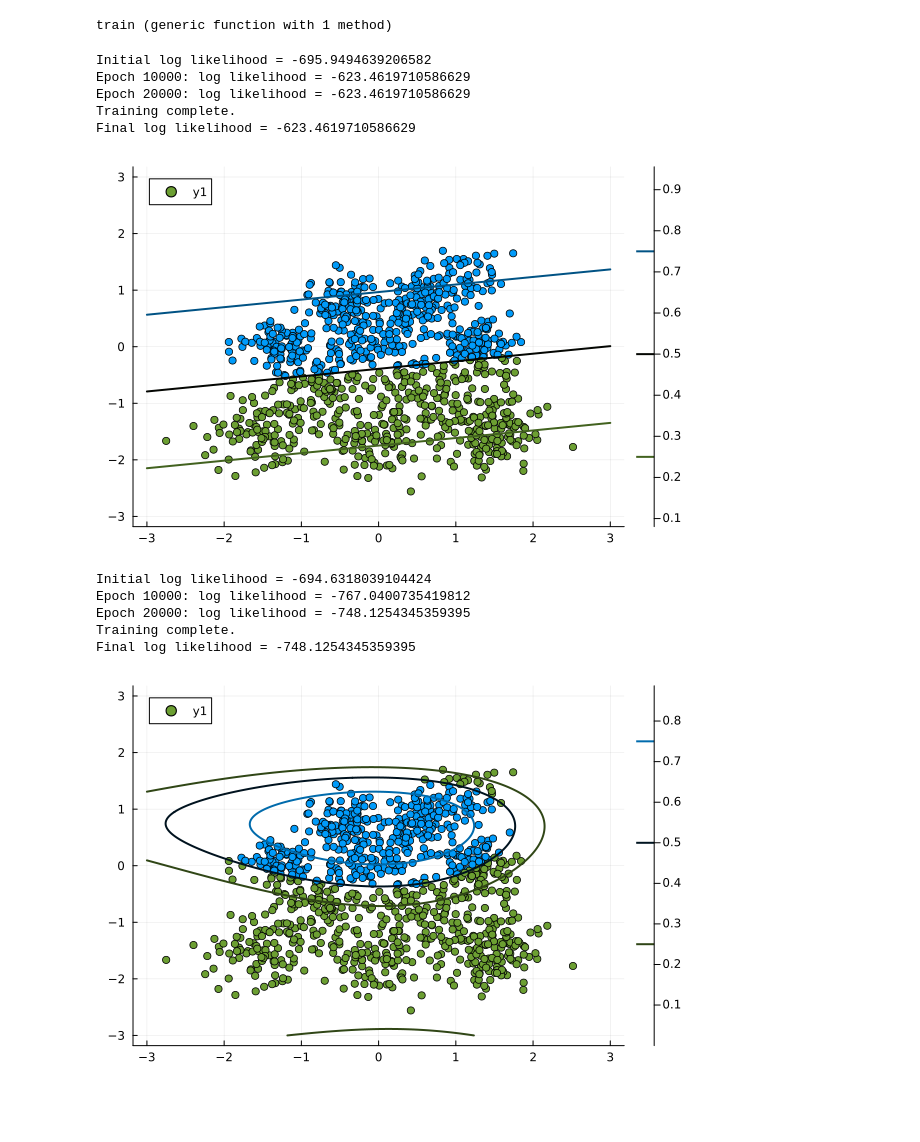
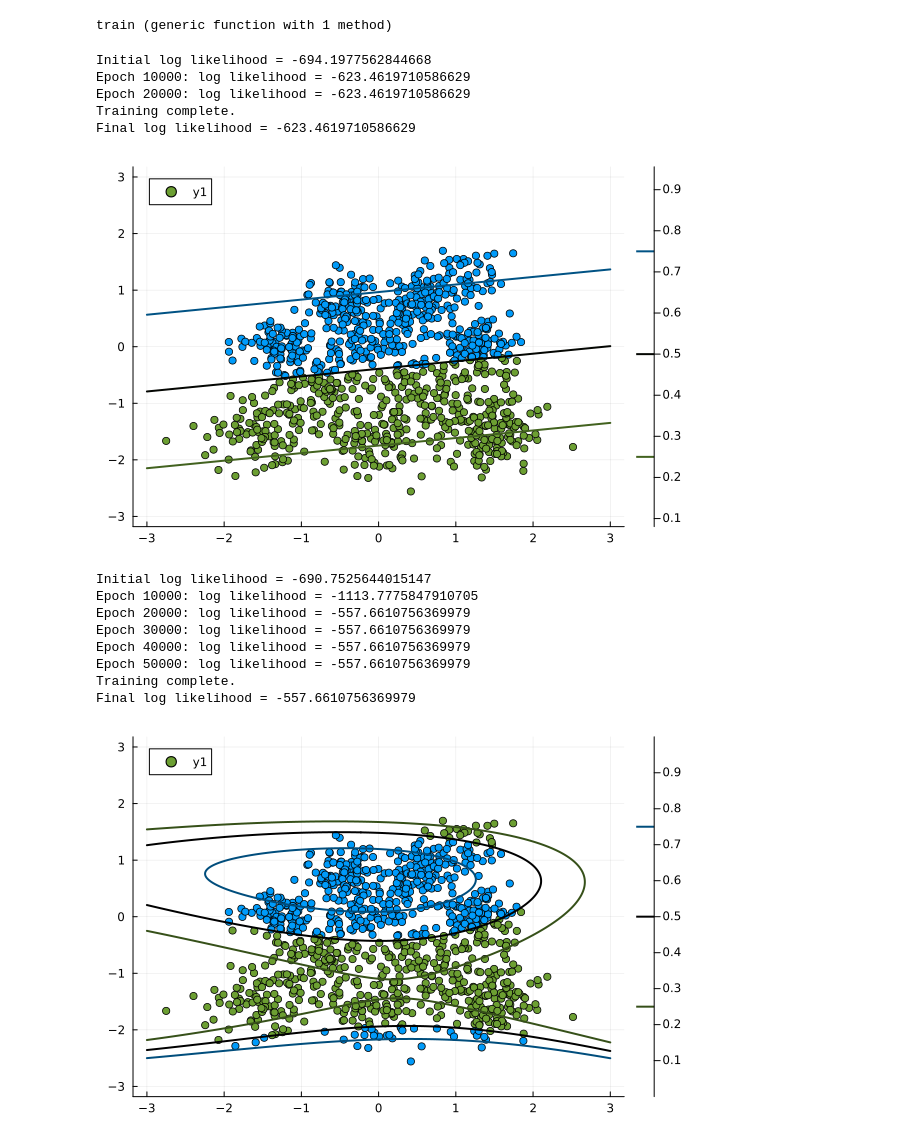
Before and after one commit to ofs416/Bayesian_Julia, a Jupyter notebook: nb.ipynb, the cells around one changed output. Drawn from its saved outputs; the diff is of its cells as text; code cells hidden in the pictures; blank space fills up the shorter version.

Commit message:
progress on basis functions

```diff
--- a/nb.ipynb
+++ b/nb.ipynb
@@ -56,8 +56,8 @@ scatter(X[:, 2], X[:, 3], markercolor=binary_pred)
 # %%
 # Gradient ascent
-function train(Input, labels; lr=0.01, epochs=20_000)
+function train(Input, labels; lr=0.001, epochs=50_000)
     n_features = size(Input, 2)
-    params = randn(n_features, 1) .* 0.01 # Initialize weights
+    params = randn(n_features, 1) .* 0.001 # Initialize weights
     println("Initial log likelihood = $(log_loss(Input, labels, params))")
 
     for i in 1:epochs
@@ -92,27 +92,31 @@ contour!(-3:0.01:3, -3:0.01:3,
         (x, y) -> logistic.([1 x y] * w_opt)[1],
         levels=[0.25,0.5,0.75], c=[0,:black,1], lw=2)
 # %% [output]
-Initial log likelihood = -695.9494639206582
+Initial log likelihood = -694.1977562844668
 Epoch 10000: log likelihood = -623.4619710586629
 Epoch 20000: log likelihood = -623.4619710586629
 Training complete.
 Final log likelihood = -623.4619710586629
 [figure]
 # %%
-X_nl = [X X[:, 2].^2 X[:, 3].^2 X[:, 2].*X[:, 3] X[:, 2].^3 X[:, 3].^3]
+X_nl2 = [X X[:, 2].^2 X[:, 3].^2 X[:, 2].*X[:, 3]]
+X_nl3 = [X_nl2 X[:, 2].^3 X[:, 3].^3]
 
-w_opt_nl = train(X_nl, y)
-predictions = logistic.(X_nl * w_opt_nl)
+w_opt_nl = train(X_nl3, y)
+predictions = logistic.(X_nl3 * w_opt_nl)
 binary_pred = predictions .|> (x -> x < 0.5 ? 0 : 1)
 
 scatter(X[:, 2], X[:, 3], markercolor=binary_pred)
 contour!(-3:0.01:3, -3:0.01:3,
          (x, y) -> logistic.([1 x y x*x y*y x*y x*x*x y*y*y] * w_opt_nl)[1],
          levels=[0.25,0.5,0.75], c=[0,:black,1], lw=2)
 # %% [output]
-Initial log likelihood = -694.6318039104424
-Epoch 10000: log likelihood = -767.0400735419812
-Epoch 20000: log likelihood = -748.1254345359395
+Initial log likelihood = -690.7525644015147
+Epoch 10000: log likelihood = -1113.7775847910705
+Epoch 20000: log likelihood = -557.6610756369979
+Epoch 30000: log likelihood = -557.6610756369979
+Epoch 40000: log likelihood = -557.6610756369979
+Epoch 50000: log likelihood = -557.6610756369979
 Training complete.
-Final log likelihood = -748.1254345359395
+Final log likelihood = -557.6610756369979
-[figure, old version]
+[figure, new version]
```
Also changed, not shown: parts of 4 cells of this notebook.
